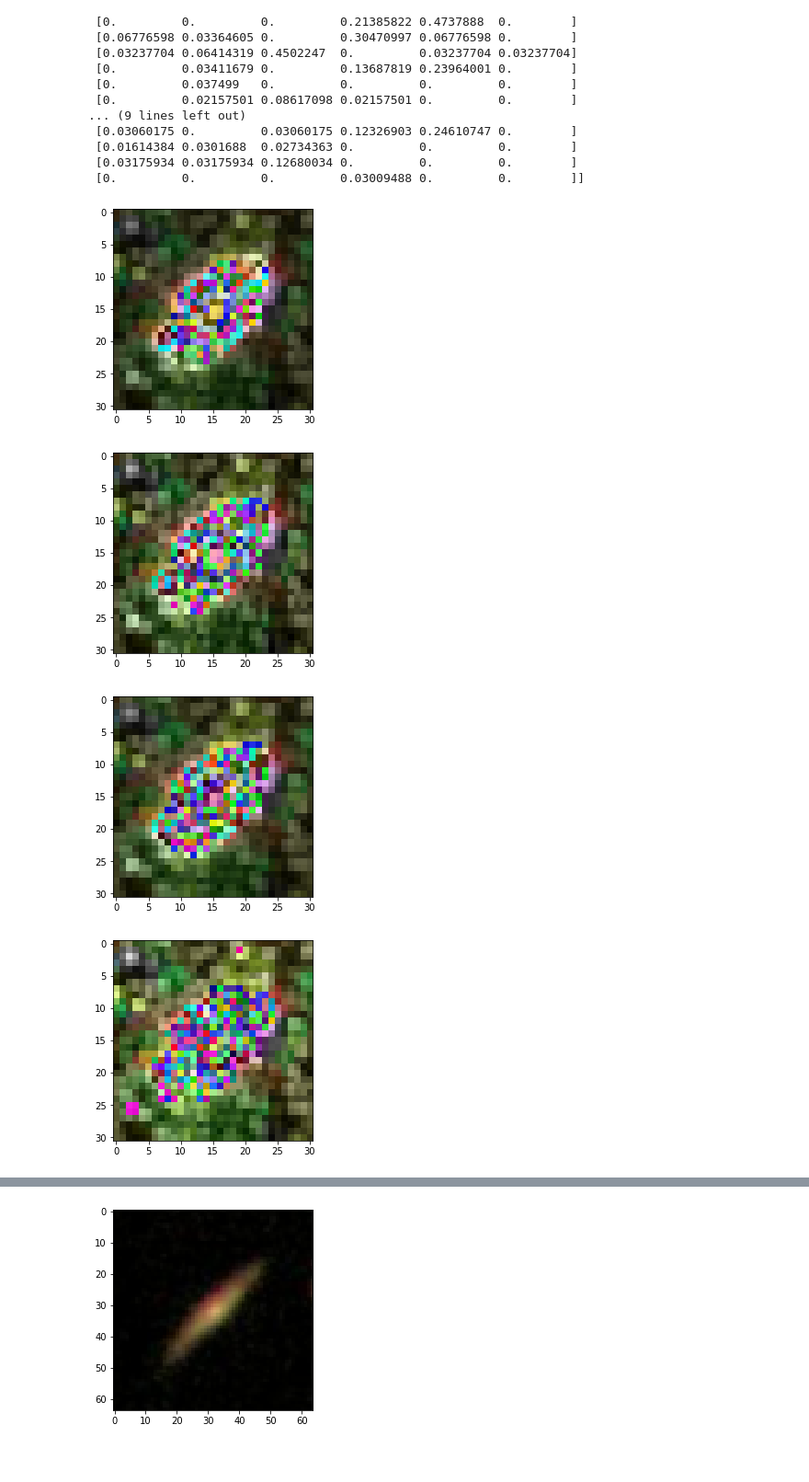
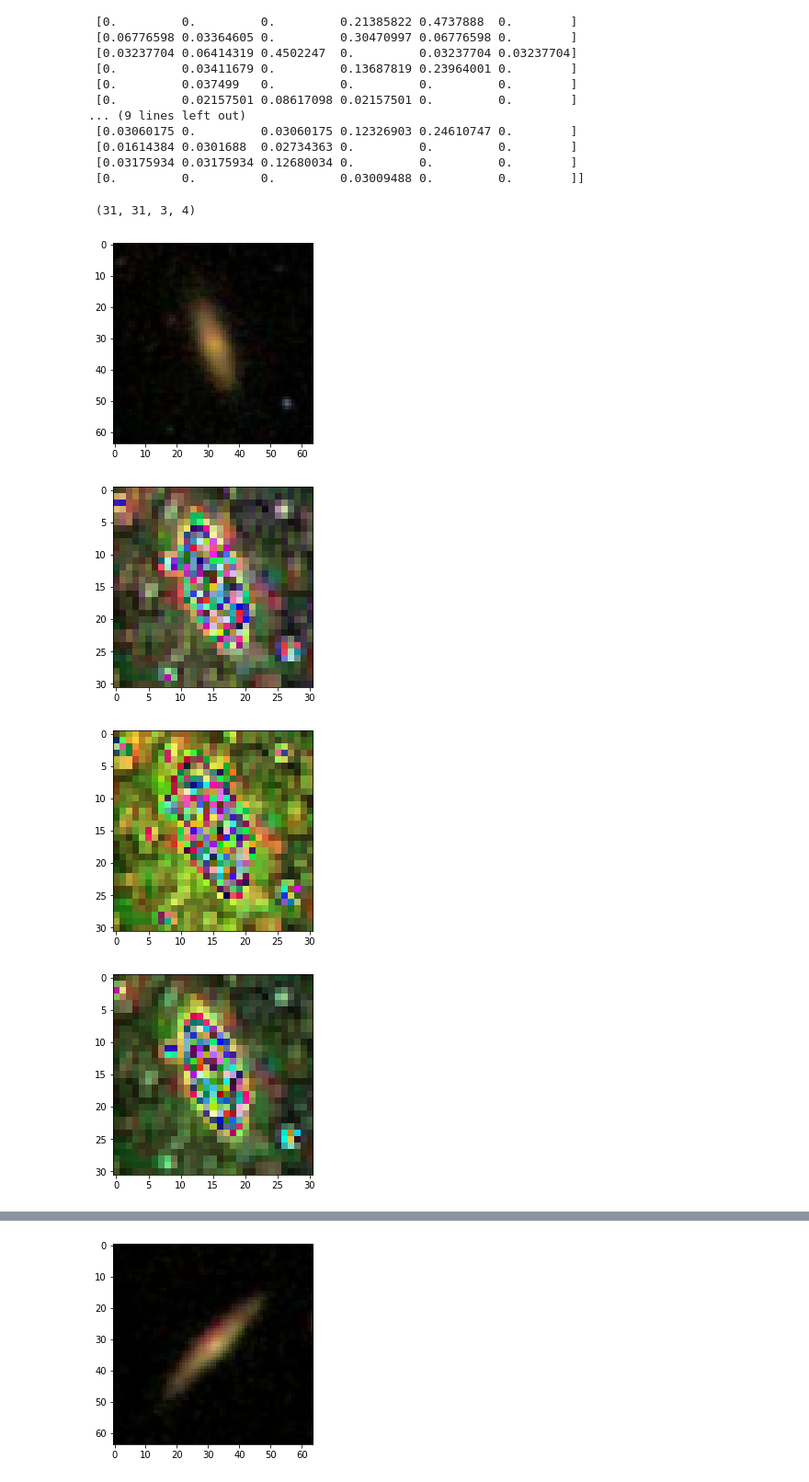
Before and after one commit to alirezash97/Galaxy-Classification, a Jupyter notebook: Galaxy.ipynb, the cells around one changed output, grey strips where cells are left out. Shown at 92% size. Cells and saved outputs as stored; diff of their text form; code cells hidden in the pictures; blank space fills up the shorter version.

```diff
--- a/Galaxy.ipynb
+++ b/Galaxy.ipynb
@@ -182,21 +182,23 @@ def pooling(filtered, window):
 def convolution_layer(image, number_of_outputs, filter_shape, maxpool_window):
 
 
-  weights = np.random.randint(2, size=(number_of_outputs, filter_shape[0], filter_shape[1] ))
+  weights = np.random.randint(2, size=(number_of_outputs, filter_shape[0], filter_shape[1], 3 ))
   p_input = image.shape[0]
   p_output = int((image.shape[0] - (filter_shape[0] - 1)) / maxpool_window[0])
   output = np.zeros((p_output, p_output, 3, number_of_outputs))
 
   for i in tqdm(range(number_of_outputs)):
-    filter_ = weights[i, :, :]
+    filter_1 = weights[i, :, :, 0]
+    filter_2 = weights[i, :, :, 1]
+    filter_3 = weights[i, :, :, 2]
 
     b = image[:p_input, :p_input, :1]
     c = image[:p_input, :p_input, 1:2]
     d = image[:p_input, :p_input, 2:3]
 
-    out1 = convolution(b, filter_)
-    out2 = convolution(c, filter_)
-    out3 = convolution(d, filter_)
+    out1 = convolution(b, filter_1)
+    out2 = convolution(c, filter_2)
+    out3 = convolution(d, filter_3)
 
     outt1 = pooling(out1, maxpool_window)
     outt2 = pooling(out2, maxpool_window)
@@ -213,17 +215,23 @@ def convolution_layer(image, number_of_outputs, filter_shape, maxpool_window):
   return output
 # %%
 
-a = train_images[1900]
+a = train_images[1172] / 255.
 b = 4
 c = [3, 3]
 d = [2, 2]
 my_images = convolution_layer(a, b, c, d)
+print("\n",my_images.shape)
 
+a = np.multiply(a, 255)
+plt.imshow(a)
+plt.show()
 for i in range(b):
+  my_images[:, :, :, i] = np.multiply(my_images[:, :, :, i], 255)
   plt.imshow((my_images[:, :, :, i] * 255).astype(np.uint8))
   plt.show()
 # %% [output]
+ (31, 31, 3, 4)
-[figure, old version]
+[figure, new version]
-[figure, old version]
+[figure, new version]
-[figure, old version]
+[figure, new version]
-[figure, old version]
+[figure, new version]
```
Also changed, not shown: parts of 5 cells of this notebook.
